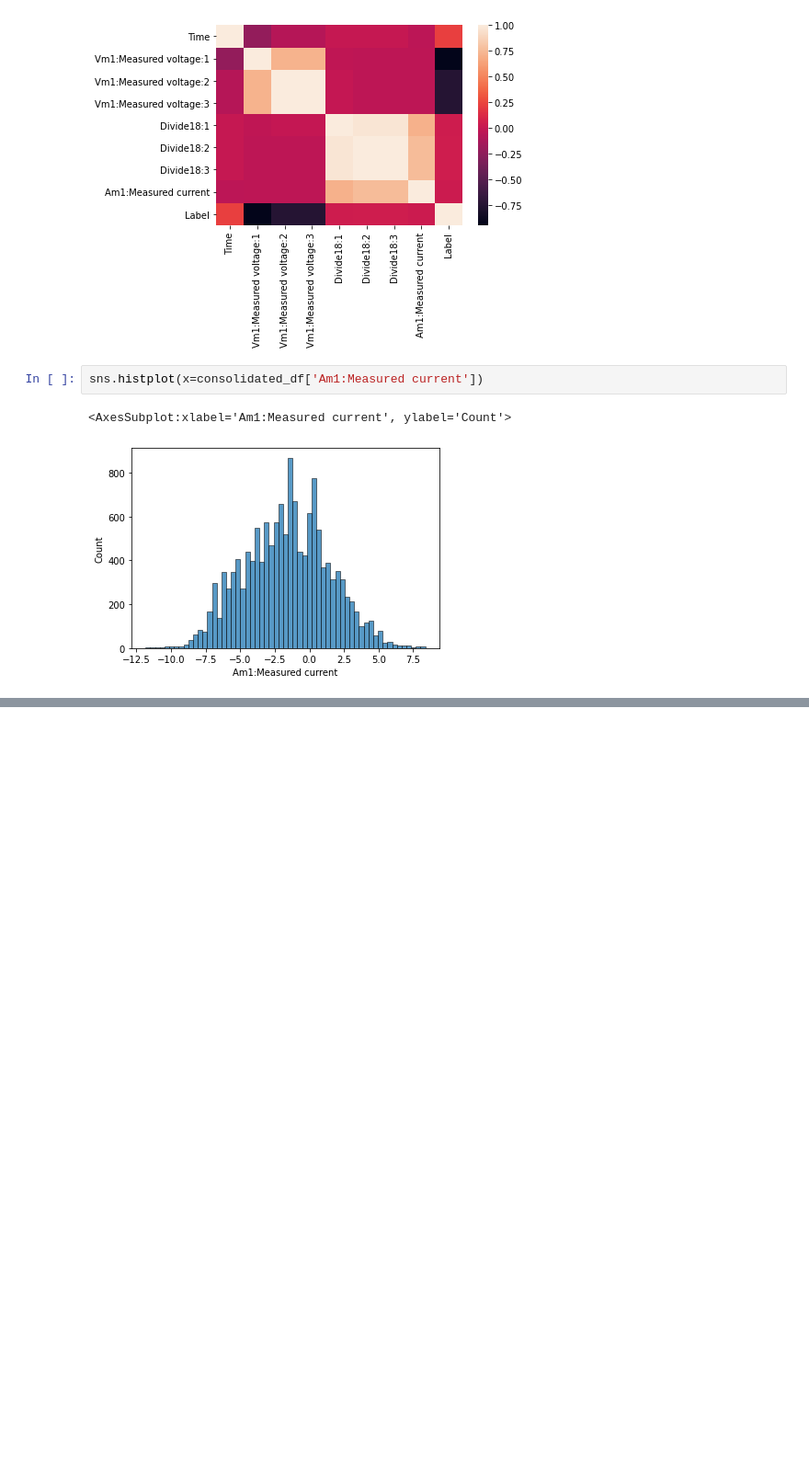
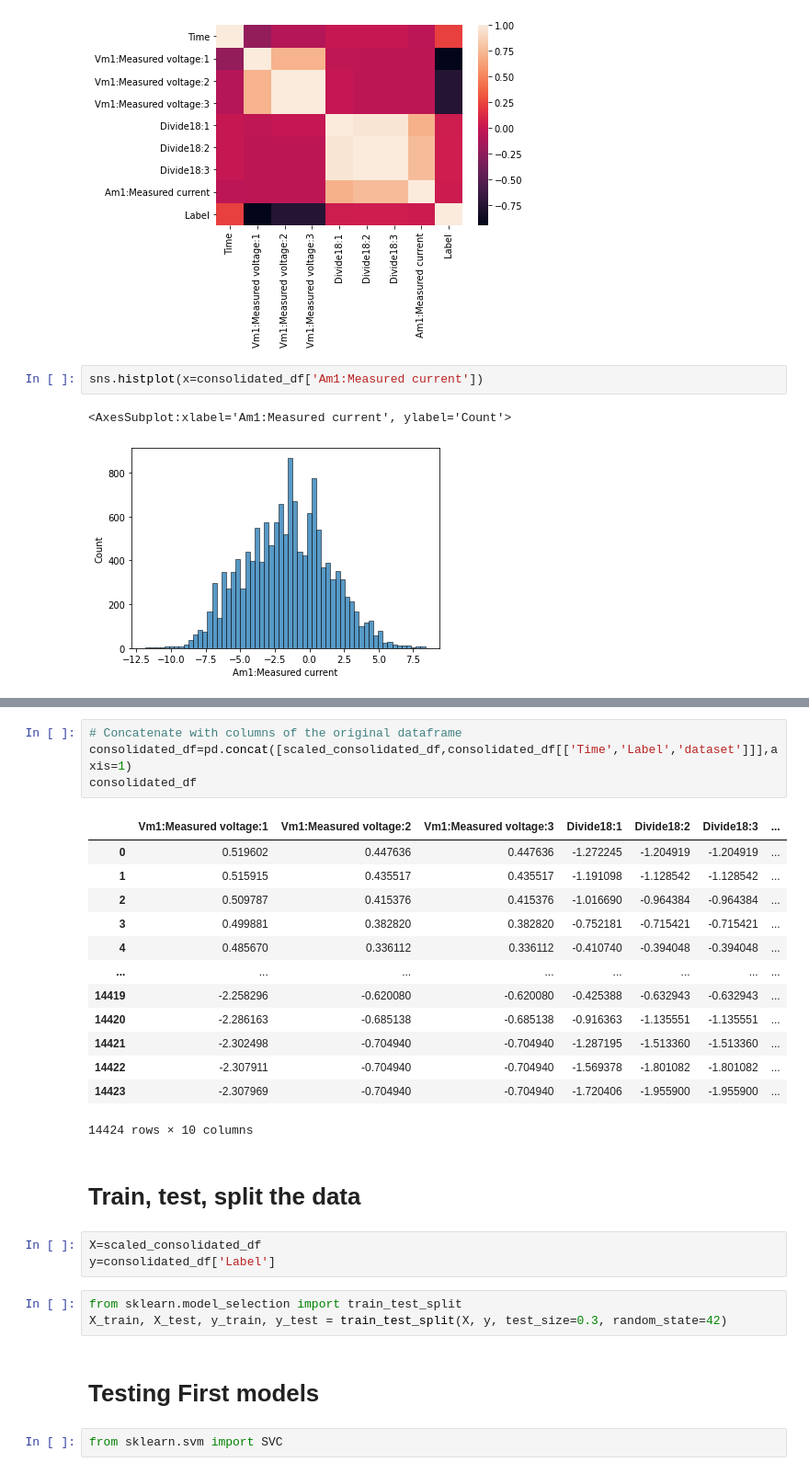
Before and after one commit to cholmess/Electric_Grid_Prediction, a Jupyter notebook: notebooks/Data Exploration.ipynb, the cells around one changed output, grey strips where cells are left out. Shown at 92% size. Drawn from its saved outputs; the diff is of its cells as text; blank space fills up the shorter version.

Commit message:
First model tested

```diff
--- a/notebooks/Data Exploration.ipynb
+++ b/notebooks/Data Exploration.ipynb
@@ -606,0 +650,30 @@ sns.histplot(x=consolidated_df['Am1:Measured current'])
+# %%
+# Concatenate with columns of the original dataframe
+consolidated_df=pd.concat([scaled_consolidated_df,consolidated_df[['Time','Label','dataset']]],axis=1)
+consolidated_df
+# %% [output]
+|  | Vm1:Measured voltage:1 | Vm1:Measured voltage:2 | Vm1:Measured voltage:3 | Divide18:1 | Divide18:2 | Divide18:3 | ... |
+| 0 | 0.519602 | 0.447636 | 0.447636 | -1.272245 | -1.204919 | -1.204919 | ... |
+| 1 | 0.515915 | 0.435517 | 0.435517 | -1.191098 | -1.128542 | -1.128542 | ... |
+| 2 | 0.509787 | 0.415376 | 0.415376 | -1.016690 | -0.964384 | -0.964384 | ... |
+| 3 | 0.499881 | 0.382820 | 0.382820 | -0.752181 | -0.715421 | -0.715421 | ... |
+| 4 | 0.485670 | 0.336112 | 0.336112 | -0.410740 | -0.394048 | -0.394048 | ... |
+| ... | ... | ... | ... | ... | ... | ... | ... |
+| 14419 | -2.258296 | -0.620080 | -0.620080 | -0.425388 | -0.632943 | -0.632943 | ... |
+| 14420 | -2.286163 | -0.685138 | -0.685138 | -0.916363 | -1.135551 | -1.135551 | ... |
+| 14421 | -2.302498 | -0.704940 | -0.704940 | -1.287195 | -1.513360 | -1.513360 | ... |
+| 14422 | -2.307911 | -0.704940 | -0.704940 | -1.569378 | -1.801082 | -1.801082 | ... |
+| 14423 | -2.307969 | -0.704940 | -0.704940 | -1.720406 | -1.955900 | -1.955900 | ... |
+14424 rows × 10 columns
+# %% [markdown]
+# Train, test, split the data
+# %%
+X=scaled_consolidated_df
+y=consolidated_df['Label']
+# %%
+from sklearn.model_selection import train_test_split
+X_train, X_test, y_train, y_test = train_test_split(X, y, test_size=0.3, random_state=42)
+# %% [markdown]
+# Testing First models
+# %%
+from sklearn.svm import SVC
```
Also changed, not shown: parts of 11 cells of this notebook.
